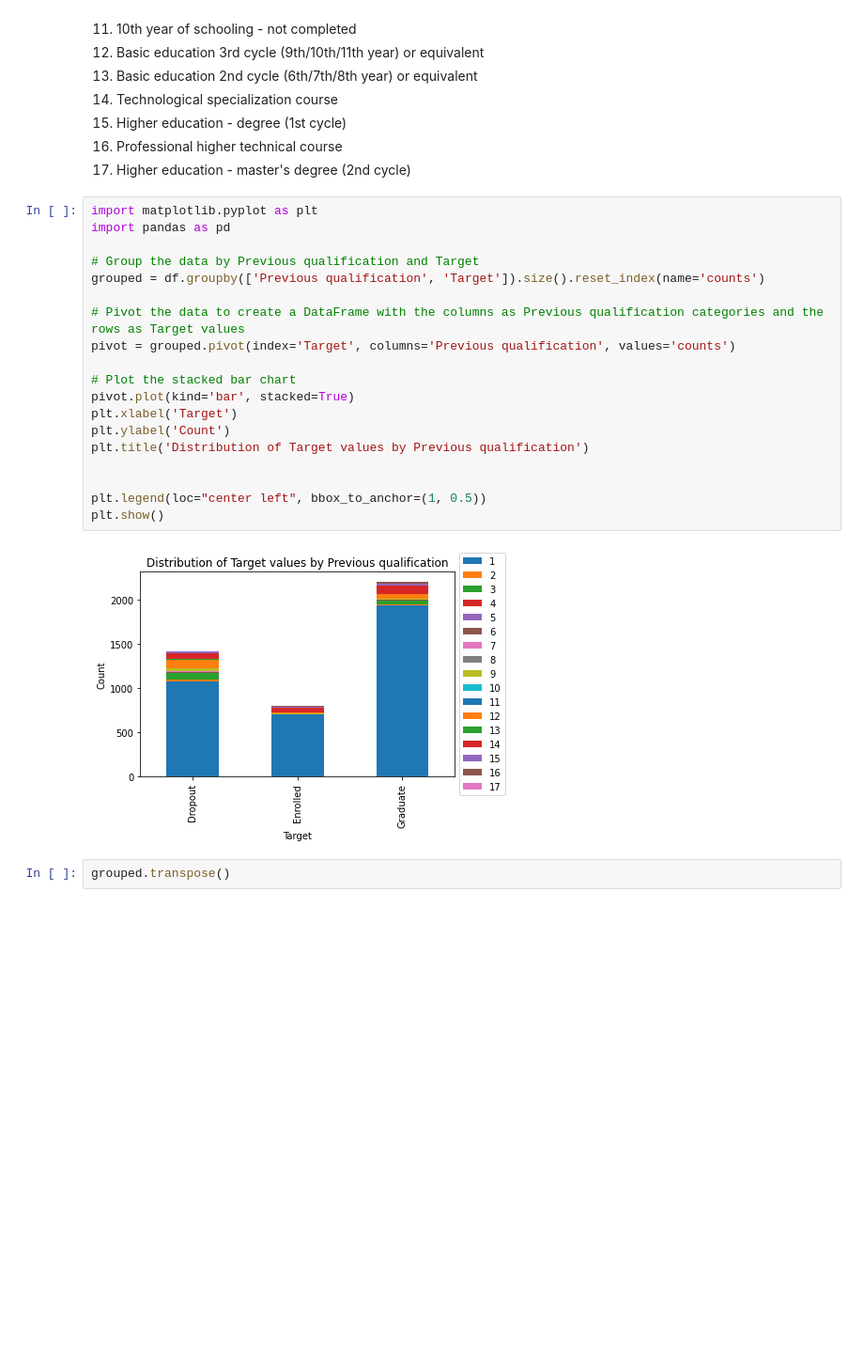
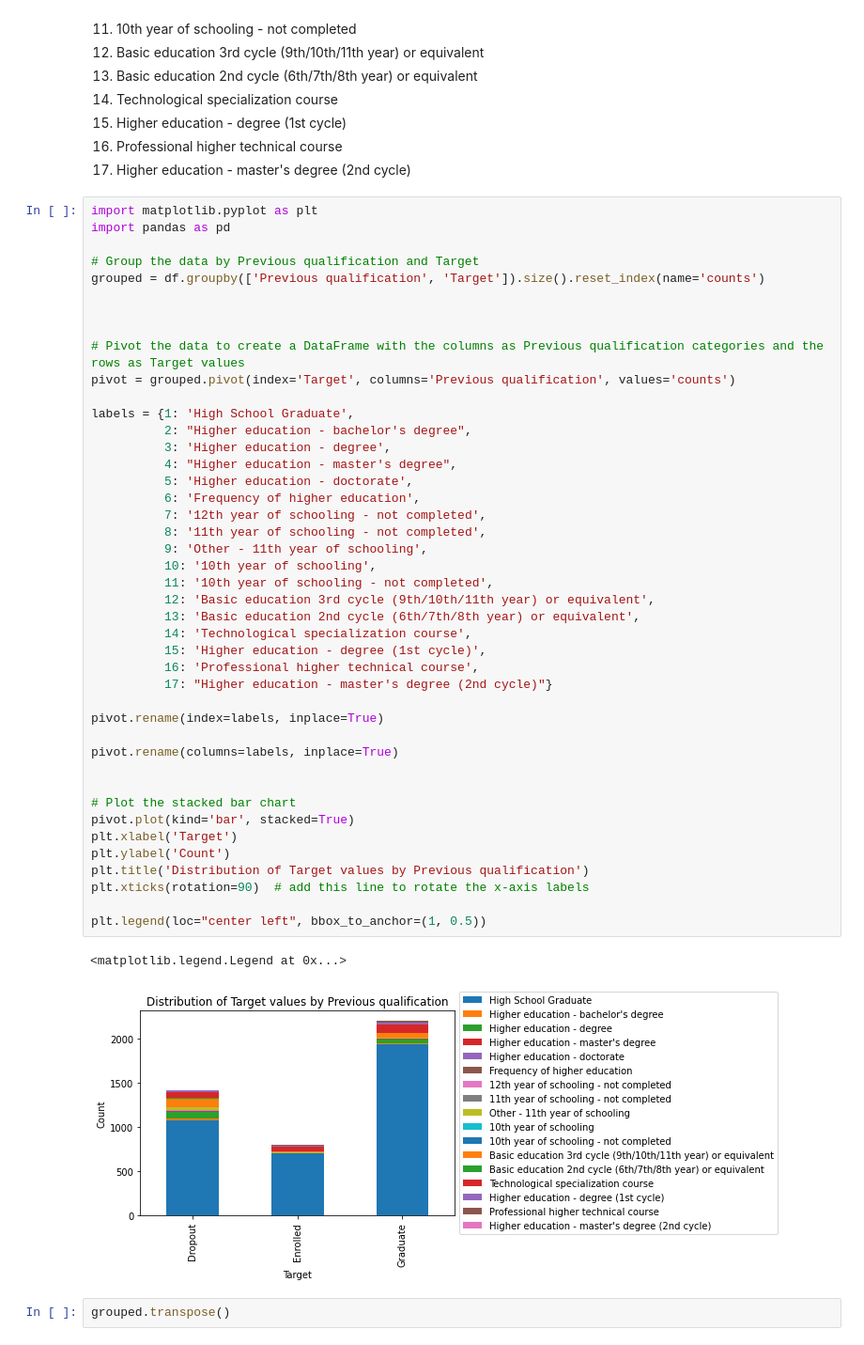
Before and after one commit to mlister3/Student_Success_Predictors, a Jupyter notebook: data.ipynb, the cells around one changed output. Shown: that part at 94% size. Cells and saved outputs as stored; diff of their text form; blank space fills up the shorter version.

```diff
--- a/data.ipynb
+++ b/data.ipynb
@@ -45,24 +272,49 @@ df.head()
 # %%
 import matplotlib.pyplot as plt
 import pandas as pd
 
 # Group the data by Previous qualification and Target
 grouped = df.groupby(['Previous qualification', 'Target']).size().reset_index(name='counts')
 
+
+
 # Pivot the data to create a DataFrame with the columns as Previous qualification categories and the rows as Target values
 pivot = grouped.pivot(index='Target', columns='Previous qualification', values='counts')
+
+labels = {1: 'High School Graduate',
+          2: "Higher education - bachelor's degree",
+          3: 'Higher education - degree',
+          4: "Higher education - master's degree",
+          5: 'Higher education - doctorate',
+          6: 'Frequency of higher education',
+          7: '12th year of schooling - not completed',
+          8: '11th year of schooling - not completed',
+          9: 'Other - 11th year of schooling',
+          10: '10th year of schooling',
+          11: '10th year of schooling - not completed',
+          12: 'Basic education 3rd cycle (9th/10th/11th year) or equivalent',
+          13: 'Basic education 2nd cycle (6th/7th/8th year) or equivalent',
+          14: 'Technological specialization course',
+          15: 'Higher education - degree (1st cycle)',
+          16: 'Professional higher technical course',
+          17: "Higher education - master's degree (2nd cycle)"}
+
+pivot.rename(index=labels, inplace=True)
+
+pivot.rename(columns=labels, inplace=True)
+
 
 # Plot the stacked bar chart
 pivot.plot(kind='bar', stacked=True)
 plt.xlabel('Target')
 plt.ylabel('Count')
 plt.title('Distribution of Target values by Previous qualification')
-
+plt.xticks(rotation=90)  # add this line to rotate the x-axis labels
 
 plt.legend(loc="center left", bbox_to_anchor=(1, 0.5))
-plt.show()
 # %% [output]
+<matplotlib.legend.Legend at 0x...>
-[figure, old version]
+[figure, new version]
 # %%
 grouped.transpose()
 # %% [output]
```
Also changed, not shown: parts of 32 cells of this notebook, 2 other files.
